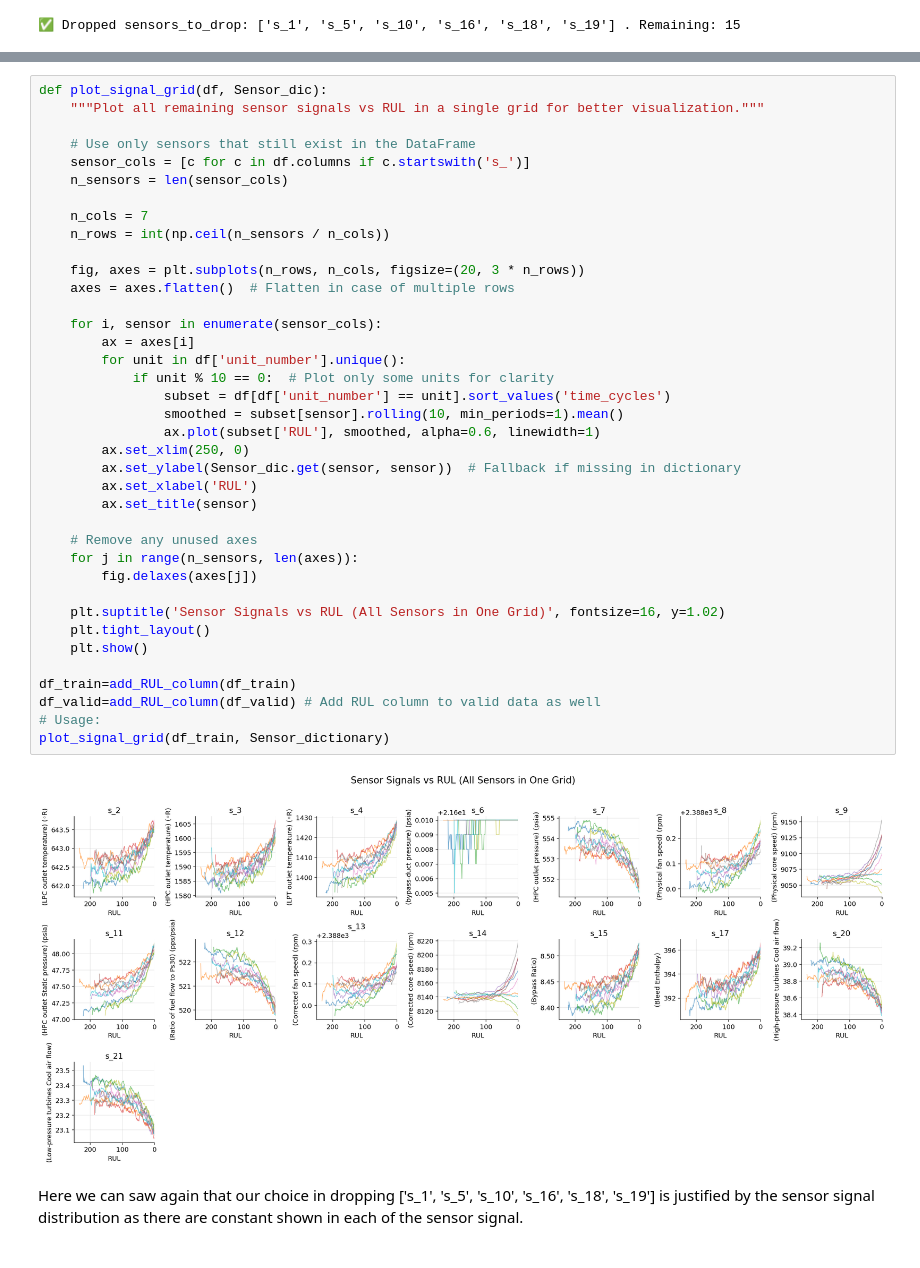
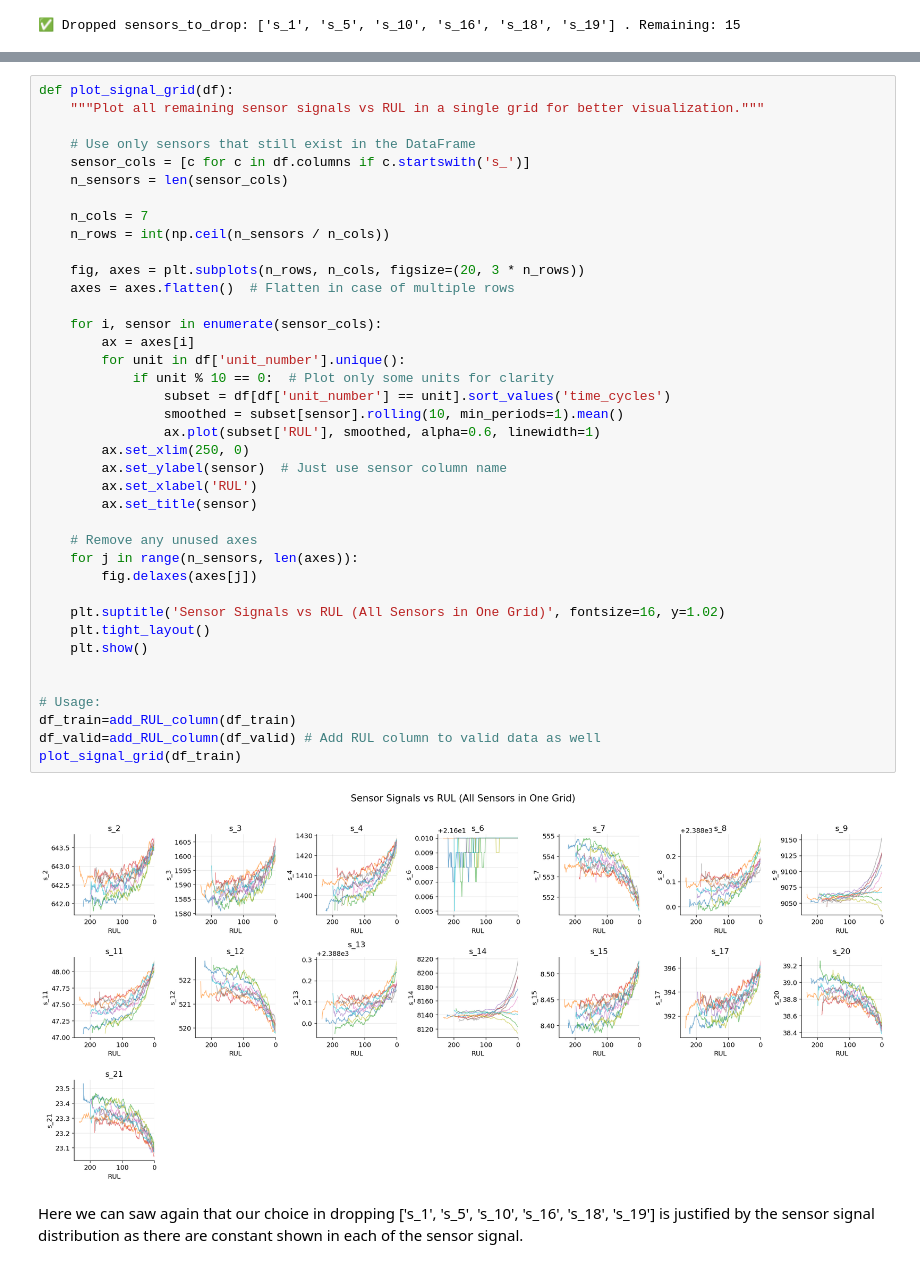
Before and after one commit to SKYTAN-050107/VHack_RUL_Predictions, a Jupyter notebook: src/02_data_cleaning.ipynb, the cells around one changed output, grey strips where cells are left out. Drawn from its saved outputs; the diff is of its cells as text.

```diff
--- a/src/02_data_cleaning.ipynb
+++ b/src/02_data_cleaning.ipynb
@@ -313,5 +239,5 @@ A low pressure compressor **(LPC)** and high pressure compressor **(HPC)** suppl
 # %%
-def plot_signal_grid(df, Sensor_dic):
+def plot_signal_grid(df):
     """Plot all remaining sensor signals vs RUL in a single grid for better visualization."""
 
     # Use only sensors that still exist in the DataFrame
@@ -319,37 +245,38 @@ def plot_signal_grid(df, Sensor_dic):
     n_sensors = len(sensor_cols)
 
     n_cols = 7
     n_rows = int(np.ceil(n_sensors / n_cols))
 
     fig, axes = plt.subplots(n_rows, n_cols, figsize=(20, 3 * n_rows))
     axes = axes.flatten()  # Flatten in case of multiple rows
 
     for i, sensor in enumerate(sensor_cols):
         ax = axes[i]
         for unit in df['unit_number'].unique():
             if unit % 10 == 0:  # Plot only some units for clarity
                 subset = df[df['unit_number'] == unit].sort_values('time_cycles')
                 smoothed = subset[sensor].rolling(10, min_periods=1).mean()
                 ax.plot(subset['RUL'], smoothed, alpha=0.6, linewidth=1)
         ax.set_xlim(250, 0)
-        ax.set_ylabel(Sensor_dic.get(sensor, sensor))  # Fallback if missing in dictionary
+        ax.set_ylabel(sensor)  # Just use sensor column name
         ax.set_xlabel('RUL')
         ax.set_title(sensor)
 
     # Remove any unused axes
     for j in range(n_sensors, len(axes)):
         fig.delaxes(axes[j])
 
     plt.suptitle('Sensor Signals vs RUL (All Sensors in One Grid)', fontsize=16, y=1.02)
     plt.tight_layout()
     plt.show()
 
+
+# Usage:
 df_train=add_RUL_column(df_train)
 df_valid=add_RUL_column(df_valid) # Add RUL column to valid data as well
-# Usage:
-plot_signal_grid(df_train, Sensor_dictionary)
+plot_signal_grid(df_train)
 # %% [output]
-[figure, old version]
+[figure, new version]
 # %% [markdown]
 Here we can saw again that our choice in dropping ['s_1', 's_5', 's_10', 's_16', 's_18', 's_19'] is justified by the sensor signal distribution as there are constant shown in each of the sensor signal.
 # %%
```
Also changed, not shown: parts of 4 cells of this notebook, 9 other files.
